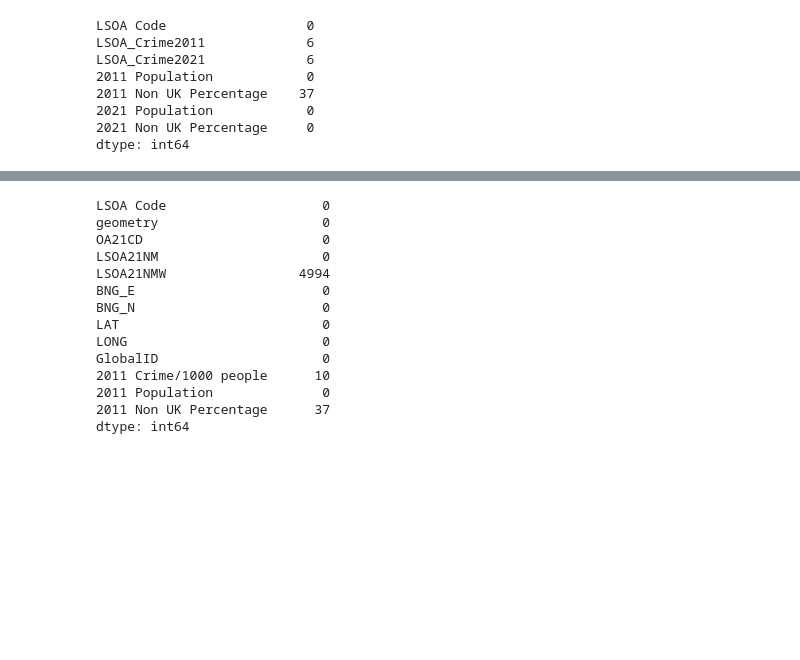
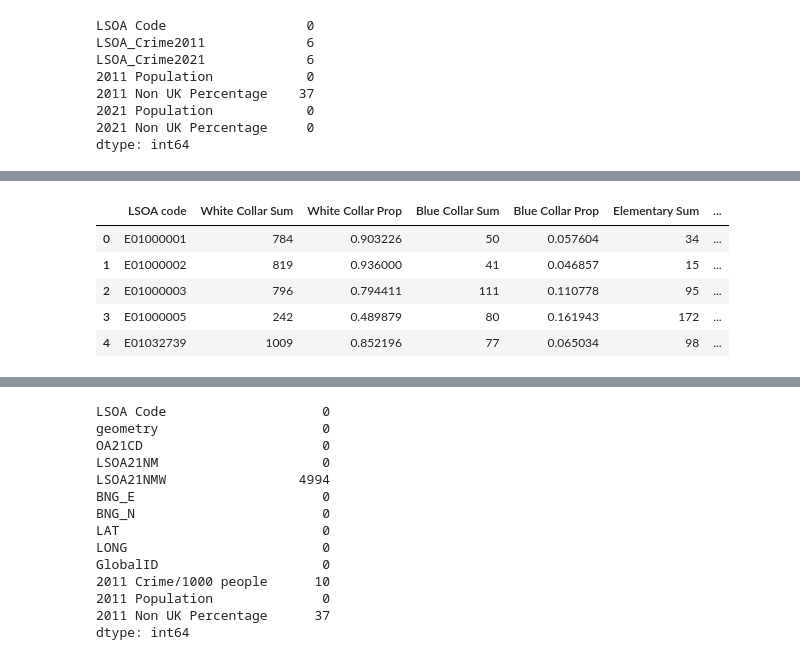
Before and after one commit to Saadsiddiqui100/Data-Analytics-Project, a Jupyter notebook: NCG613a_Project1.ipynb, the cells around one changed output, grey strips where cells are left out. Saved outputs shown, nothing was run; the diff lists cells and outputs as text; code cells hidden in the pictures; blank space fills up the shorter version.

Commit message:
Merged Occupation and crime dataset
Added required code for merging the two files of code

```diff
--- a/NCG613a_Project1.ipynb
+++ b/NCG613a_Project1.ipynb
@@ -160,3 +160,15 @@ crime_final ['2011 Crime/1000 people'] = crime_final ['LSOA_Crime2011']/ (crime_
 # Calculation of 2021 crime rate by 1000 people
 
 crime_final ['2021 Crime/1000 people'] = crime_final ['LSOA_Crime2021']/ (crime_final['2021 Population']/1000)
+# %%
+# Reading crime csv file
+
+#crime_hist = pd.read_excel('occupation.xlsx')
+# Read multiple sheets
+sheet_names = ['2011', '2021', 'change 2011-2021']  # List of sheet names
+df_dict = pd.read_excel('occupation.xlsx', sheet_name=sheet_names)
+
+# Access each DataFrame by sheet name
+df_2011 = df_dict['2011']
+df_2021 = df_dict['2021']
+df_change = df_dict['change 2011-2021']
@@ -162,0 +202,3 @@ crime_final ['2021 Crime/1000 people'] = crime_final ['LSOA_Crime2021']/ (crime_
+# %%
+df_2021.rename(columns={'All usual residents aged 16 and over in employment':'Total Workforce'}, inplace=True)
+df_2021.head(5)
@@ -162,0 +212,6 @@ crime_final ['2021 Crime/1000 people'] = crime_final ['LSOA_Crime2021']/ (crime_
+# %%
+column_categories = {
+    'White Collar': ['1. Managers, directors and senior officials', '2. Professional occupations', '3. Associate professional and technical occupations'],
+    'Blue Collar': ['4. Adminis-trative and secretarial occupations', '5. Skilled trades occupations', '8. Process, plant and machine operatives'],
+    'Elementary': ['6. Caring, leisure and other service occupations', '7. Sales and customer service occupations', '9. Elementary occupations']
+}
@@ -162,0 +239,21 @@ crime_final ['2021 Crime/1000 people'] = crime_final ['LSOA_Crime2021']/ (crime_
+# %%
+# 2021 data aggreated in 3 groups, update the proportion of each group
+
+df_2021['White Collar Sum'] = df_2021[column_categories['White Collar']].sum(axis=1)
+df_2021['White Collar Prop'] = df_2021['White Collar Sum'] / df_2021['Total Workforce']
+
+df_2021['Blue Collar Sum'] = df_2021[column_categories['Blue Collar']].sum(axis=1)
+df_2021['Blue Collar Prop'] = df_2021['Blue Collar Sum'] / df_2021['Total Workforce']
+
+df_2021['Elementary Sum'] = df_2021[column_categories['Elementary']].sum(axis=1)
+df_2021['Elementary Prop'] = df_2021['Elementary Sum'] / df_2021['Total Workforce']
+
+df_2021 = df_2021.iloc[:, np.r_[2, -6:0]]
+df_2021.head(5)
+# %% [output]
+|  | LSOA code | White Collar Sum | White Collar Prop | Blue Collar Sum | Blue Collar Prop | Elementary Sum | ... |
+| 0 | E01000001 | 784 | 0.903226 | 50 | 0.057604 | 34 | ... |
+| 1 | E01000002 | 819 | 0.936000 | 41 | 0.046857 | 15 | ... |
+| 2 | E01000003 | 796 | 0.794411 | 111 | 0.110778 | 95 | ... |
+| 3 | E01000005 | 242 | 0.489879 | 80 | 0.161943 | 172 | ... |
+| 4 | E01032739 | 1009 | 0.852196 | 77 | 0.065034 | 98 | ... |
```
Also changed, not shown: parts of 15 cells of this notebook.
